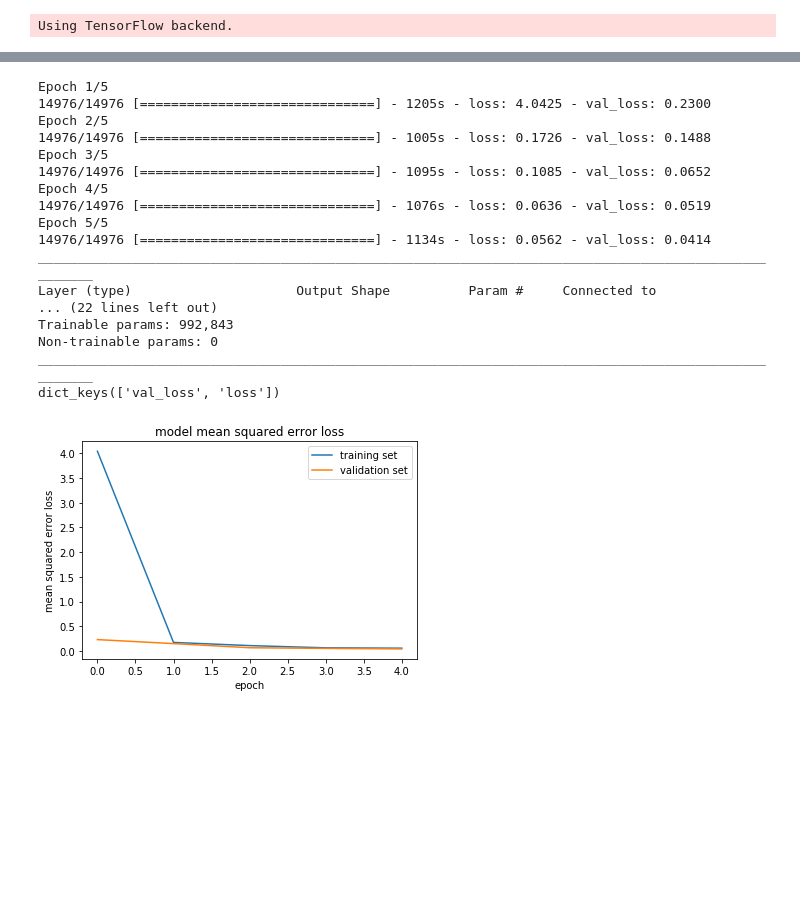
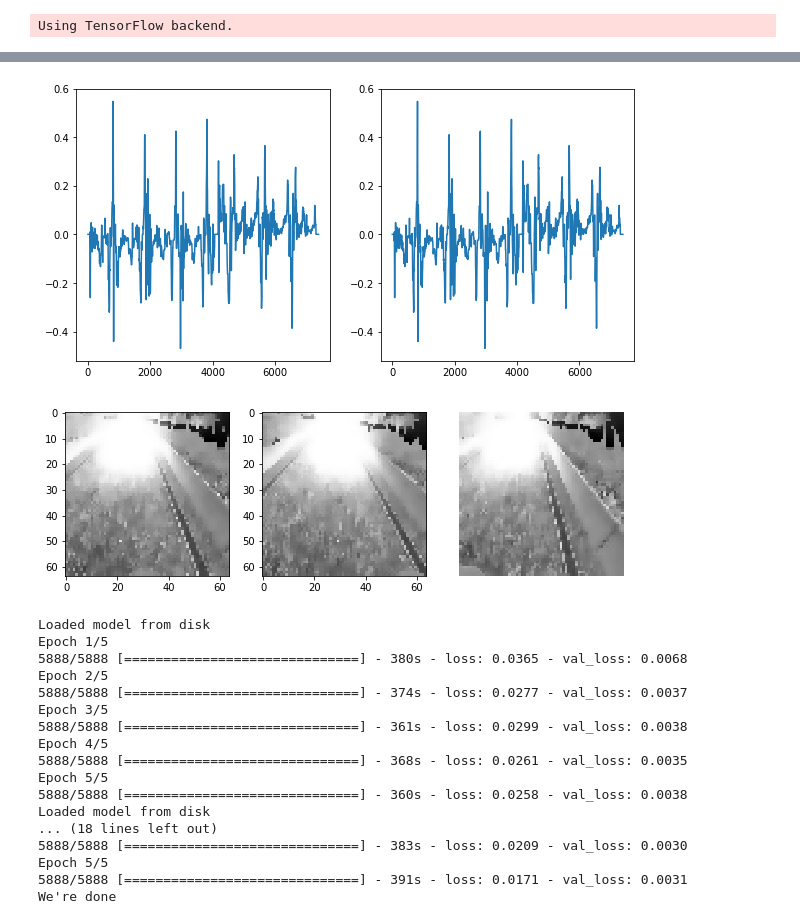
Before and after one commit to pharosproduction/CarND-Behavioral-Cloning-P3, a Jupyter notebook: P3. Behavioral cloning.ipynb, the cells around one changed output, grey strips where cells are left out. Saved outputs shown, nothing was run; the diff lists cells and outputs as text; code cells hidden in the pictures; blank space fills up the shorter version.

```diff
--- a/P3. Behavioral cloning.ipynb
+++ b/P3. Behavioral cloning.ipynb
@@ -144,37 +20,0 @@ plt.show()
-# %%
-train_samples, valid_samples = train_test_split(csv_lines, test_size=0.2)
-
-batch_size = 64
-
-train_lines_num = len(train_samples)
-train_batches = train_lines_num // batch_size
-train_samples_num = batch_size * train_batches
-train_csv_lines = train_samples[:train_samples_num]
-train = train_csv_lines, train_batches
-
-valid_lines_num = len(valid_samples)
-valid_batches = valid_lines_num // batch_size
-valid_samples_num = batch_size * valid_batches
-valid_csv_lines = valid_samples[:valid_samples_num]
-valid = valid_csv_lines, valid_batches
-
-model(train, valid, batch_size, epochs=5)
-# %% [output]
-Epoch 1/5
-14976/14976 [==============================] - 1205s - loss: 4.0425 - val_loss: 0.2300
-Epoch 2/5
-14976/14976 [==============================] - 1005s - loss: 0.1726 - val_loss: 0.1488
-Epoch 3/5
-14976/14976 [==============================] - 1095s - loss: 0.1085 - val_loss: 0.0652
-Epoch 4/5
-14976/14976 [==============================] - 1076s - loss: 0.0636 - val_loss: 0.0519
-Epoch 5/5
-14976/14976 [==============================] - 1134s - loss: 0.0562 - val_loss: 0.0414
-____________________________________________________________________________________________________
-Layer (type)                     Output Shape          Param #     Connected to
-... (22 lines left out)
-Trainable params: 992,843
-Non-trainable params: 0
-____________________________________________________________________________________________________
-dict_keys(['val_loss', 'loss'])
-[figure, removed]
@@ -180,0 +299,31 @@ dict_keys(['val_loss', 'loss'])
+# %%
+directory = "data/Track1.0 - full"
+csv_lines = load_data(directory)
+steering_offsets = [0.0, 0.1, -0.1] # center, left, right
+
+for idx, offset in enumerate(steering_offsets):
+    train_samples, valid_samples = train_test_split(csv_lines, test_size=0.2)
+    train, valid, size = split_on_batches(train_samples, valid_samples)
+    train_model(directory, "model/p3_model", train, valid, size, image_idx=idx, steering_offset=offset, epochs=5)
+
+print("We're done")
+# %% [output]
+[figure, added]
+[figure, added]
+Loaded model from disk
+Epoch 1/5
+5888/5888 [==============================] - 380s - loss: 0.0365 - val_loss: 0.0068
+Epoch 2/5
+5888/5888 [==============================] - 374s - loss: 0.0277 - val_loss: 0.0037
+Epoch 3/5
+5888/5888 [==============================] - 361s - loss: 0.0299 - val_loss: 0.0038
+Epoch 4/5
+5888/5888 [==============================] - 368s - loss: 0.0261 - val_loss: 0.0035
+Epoch 5/5
+5888/5888 [==============================] - 360s - loss: 0.0258 - val_loss: 0.0038
+Loaded model from disk
+... (18 lines left out)
+5888/5888 [==============================] - 383s - loss: 0.0209 - val_loss: 0.0030
+Epoch 5/5
+5888/5888 [==============================] - 391s - loss: 0.0171 - val_loss: 0.0031
+We're done
```
Also changed, not shown: parts of 13 cells of this notebook, 4 other files.
